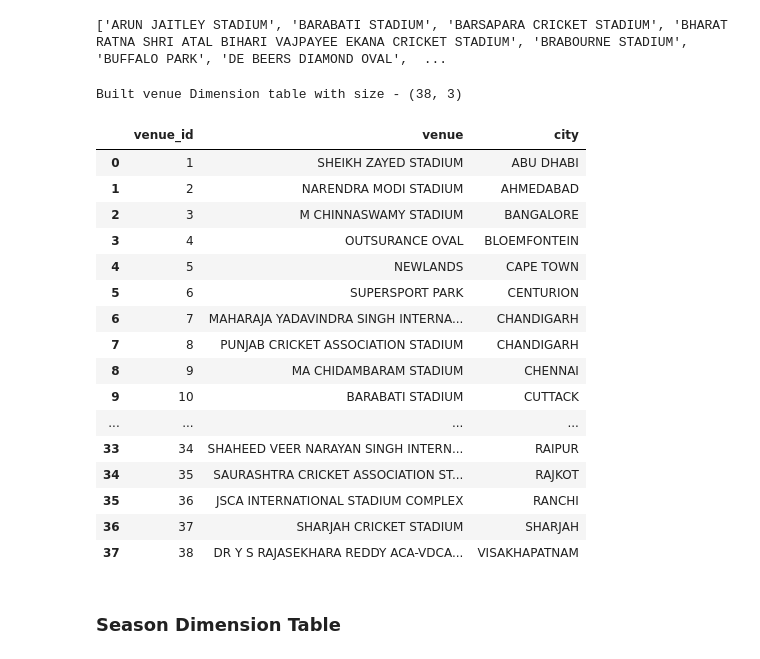
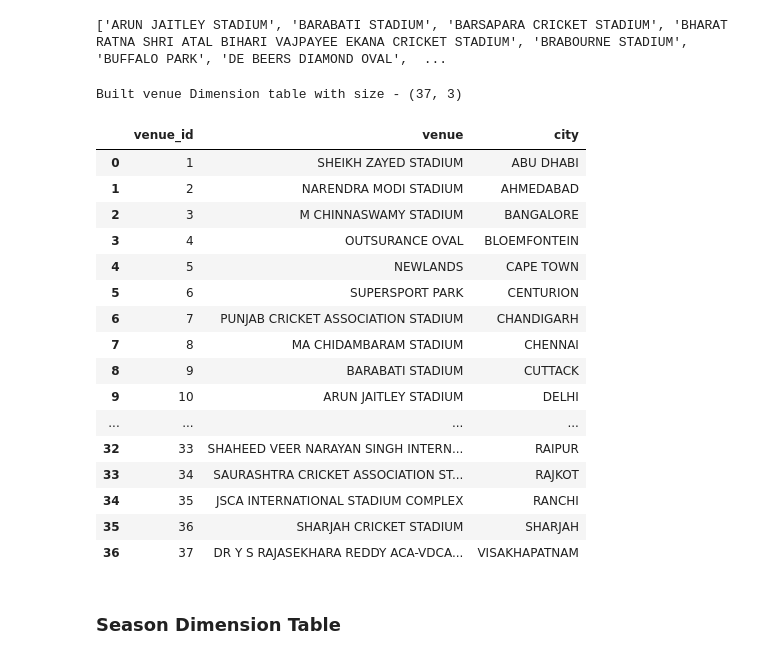
Before and after one commit to dsang18/IPL-Chatbot, a Jupyter notebook: Data-Analysis.ipynb, the cells around one changed output. Drawn from its saved outputs; the diff is of its cells as text; code cells hidden in the pictures.

```diff
--- a/Data-Analysis.ipynb
+++ b/Data-Analysis.ipynb
@@ -402,31 +407,32 @@ print(all_venue_names)
 # %% [output]
 ['ARUN JAITLEY STADIUM', 'BARABATI STADIUM', 'BARSAPARA CRICKET STADIUM', 'BHARAT RATNA SHRI ATAL BIHARI VAJPAYEE EKANA CRICKET STADIUM', 'BRABOURNE STADIUM', 'BUFFALO PARK', 'DE BEERS DIAMOND OVAL',  ...
 # %%
-venue_dim_table = cleaned_ipl_data[[city_column, stadium_column]].drop_duplicates().sort_values(city_column).reset_index(drop=True)
+venue_dim_table = cleaned_ipl_data[[city_column, stadium_column]].drop_duplicates(subset=["venue"]).sort_values(city_column).reset_index(drop=True)
 venue_dim_table["venue_id"] = range(1, len(venue_dim_table) + 1)
 
 venue_dim_table = venue_dim_table[["venue_id", stadium_column, city_column]]
 print(f"Built venue Dimension table with size - {venue_dim_table.shape}")
+
 venue_dim_table
 # %% [output]
-Built venue Dimension table with size - (38, 3)
+Built venue Dimension table with size - (37, 3)
 |  | venue_id | venue | city |
 | 0 | 1 | SHEIKH ZAYED STADIUM | ABU DHABI |
 | 1 | 2 | NARENDRA MODI STADIUM | AHMEDABAD |
 | 2 | 3 | M CHINNASWAMY STADIUM | BANGALORE |
 | 3 | 4 | OUTSURANCE OVAL | BLOEMFONTEIN |
 | 4 | 5 | NEWLANDS | CAPE TOWN |
 | 5 | 6 | SUPERSPORT PARK | CENTURION |
-| 6 | 7 | MAHARAJA YADAVINDRA SINGH INTERNA... | CHANDIGARH |
-| 7 | 8 | PUNJAB CRICKET ASSOCIATION STADIUM | CHANDIGARH |
-| 8 | 9 | MA CHIDAMBARAM STADIUM | CHENNAI |
-| 9 | 10 | BARABATI STADIUM | CUTTACK |
+| 6 | 7 | PUNJAB CRICKET ASSOCIATION STADIUM | CHANDIGARH |
+| 7 | 8 | MA CHIDAMBARAM STADIUM | CHENNAI |
+| 8 | 9 | BARABATI STADIUM | CUTTACK |
+| 9 | 10 | ARUN JAITLEY STADIUM | DELHI |
 | ... | ... | ... | ... |
-| 33 | 34 | SHAHEED VEER NARAYAN SINGH INTERN... | RAIPUR |
-| 34 | 35 | SAURASHTRA CRICKET ASSOCIATION ST... | RAJKOT |
-| 35 | 36 | JSCA INTERNATIONAL STADIUM COMPLEX | RANCHI |
-| 36 | 37 | SHARJAH CRICKET STADIUM | SHARJAH |
-| 37 | 38 | DR Y S RAJASEKHARA REDDY ACA-VDCA... | VISAKHAPATNAM |
+| 32 | 33 | SHAHEED VEER NARAYAN SINGH INTERN... | RAIPUR |
+| 33 | 34 | SAURASHTRA CRICKET ASSOCIATION ST... | RAJKOT |
+| 34 | 35 | JSCA INTERNATIONAL STADIUM COMPLEX | RANCHI |
+| 35 | 36 | SHARJAH CRICKET STADIUM | SHARJAH |
+| 36 | 37 | DR Y S RAJASEKHARA REDDY ACA-VDCA... | VISAKHAPATNAM |
 # %%
 venue_dim_table.to_csv("database-tables/dim-venue.csv",index=False)
 # %% [markdown]
```
Also changed, not shown: parts of 40 cells of this notebook, 24 other files.
